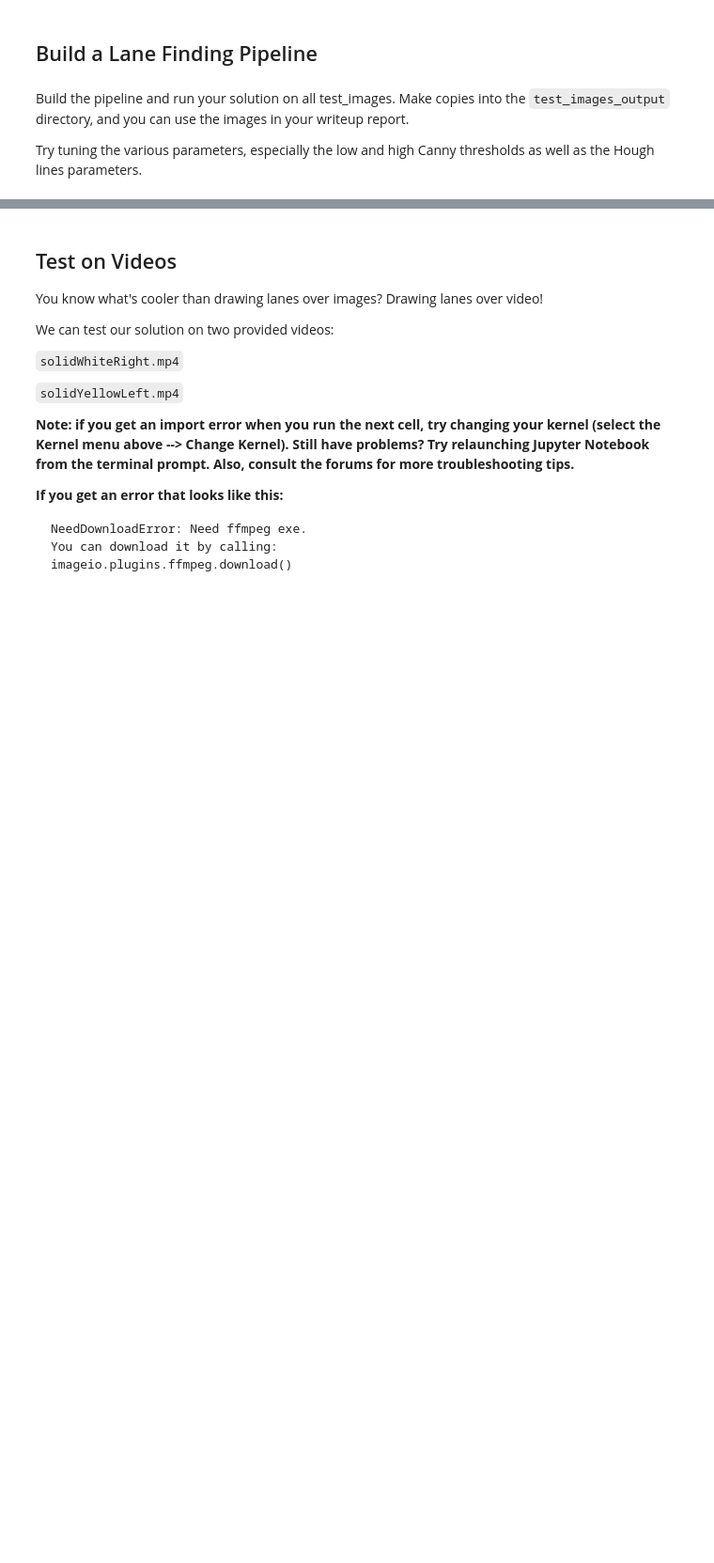
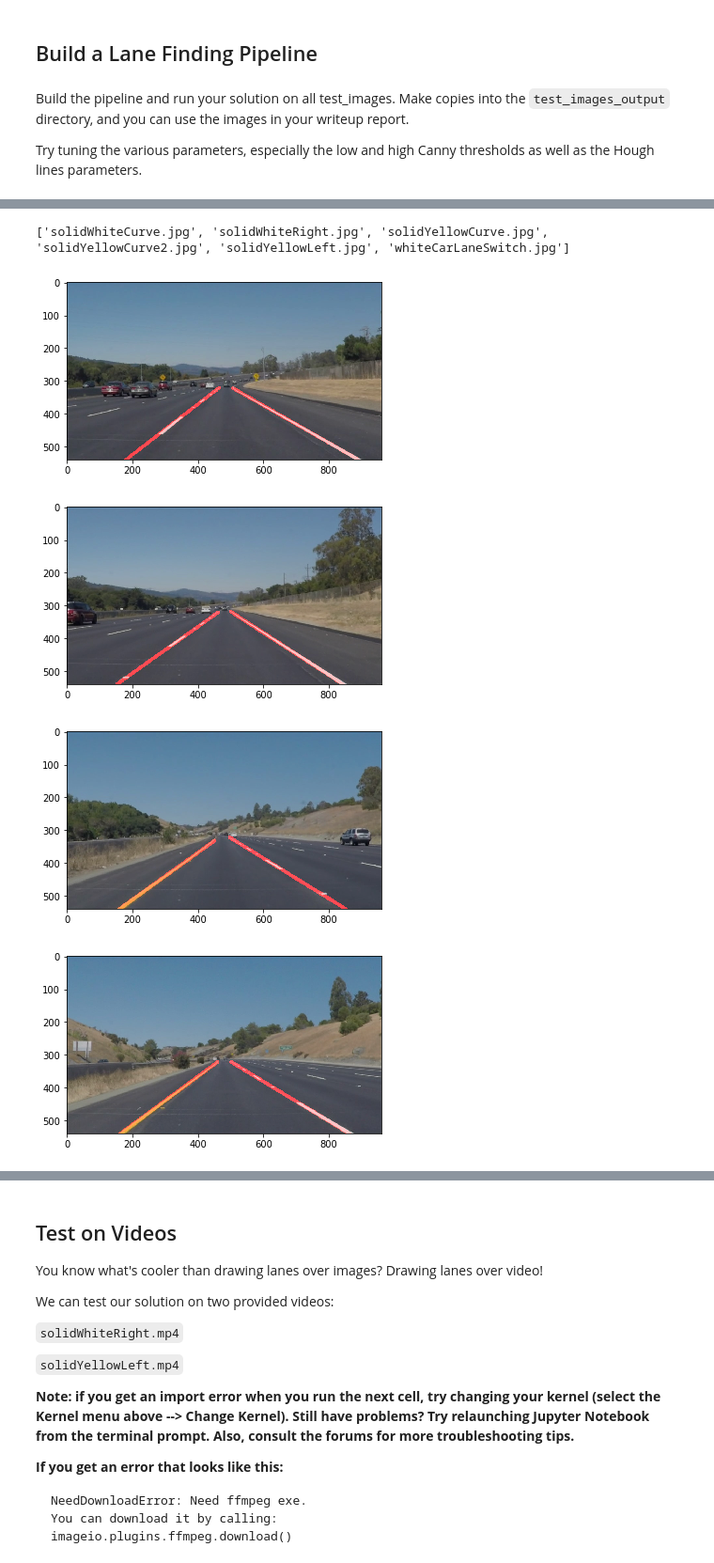
Before and after one commit to Quarke89/CarND-LaneLines-P1, a Jupyter notebook: P1.ipynb, the cells around one changed output, grey strips where cells are left out. Shown at 94% size. Saved outputs shown, nothing was run; the diff lists cells and outputs as text; code cells hidden in the pictures; blank space fills up the shorter version.

Commit message:
final writeup and submission

```diff
--- a/P1.ipynb
+++ b/P1.ipynb
@@ -133,7 +133,7 @@ def region_of_interest(img, vertices):
     return masked_image
 
 
-def draw_lines(img, lines, color=[255, 0, 0], thickness=5):
+def draw_lines(img, lines, color=[255, 0, 0], thickness=10):
     """
     NOTE: this is the function you might want to use as a starting point once you want to
     average/extrapolate the line segments you detect to map out the full
@@ -533,33 +533,3 @@ def find_lanes(img):
             fig.savefig('writeup/combined_img.jpg')
 
     return combined_img
-# %%
-dir_list = os.listdir("test_images/")
-print(dir_list)
-
-debug_mode = 1
-log_image = 0
-
-orig_img = mpimg.imread("debug/challenge/0107.jpg")
-# orig_img = mpimg.imread("debug/solidWhiteRight/0030.jpg")
-# orig_img = mpimg.imread("debug/solidYellowLeft/0533.jpg")
-# orig_img = mpimg.imread('test_images/' + dir_list[5])
-
-if log_image:
-    fig = plt.figure()
-    plt.imshow(orig_img)
-    fig.savefig('writeup/input_image.jpg')
-
-lane_img = find_lanes(orig_img)
-plt.figure()
-plt.imshow(lane_img)
-
-
-# for image_fname in dir_list:
-#     orig_img = mpimg.imread('test_images/' + image_fname)
-#     lane_img = find_lanes(orig_img)
-#     plt.figure()
-#     plt.imshow(lane_img)
-
-debug_mode = 0
-log_image = 0
@@ -580,10 +536,20 @@ log_image = 0
 # %%
-dir_list = os.listdir("debug/solidWhiteRight")
+dir_list = os.listdir("test_images/")
+print(dir_list)
 
 debug_mode = 0
 log_image = 0
+
 for image_fname in dir_list:
-    orig_img = mpimg.imread('debug/solidWhiteRight/' + image_fname)
+    orig_img = mpimg.imread('test_images/' + image_fname)
     lane_img = find_lanes(orig_img)
+    plt.figure()
+    plt.imshow(lane_img)
     [r,g,b] = cv2.split(lane_img)
-    cv2.imwrite('debug/solidWhiteRight_output/' + image_fname, cv2.merge((b,g,r)))
+    cv2.imwrite('test_images_output/' + image_fname, cv2.merge((b,g,r)))
+# %% [output]
+['solidWhiteCurve.jpg', 'solidWhiteRight.jpg', 'solidYellowCurve.jpg', 'solidYellowCurve2.jpg', 'solidYellowLeft.jpg', 'whiteCarLaneSwitch.jpg']
+[figure, added]
+[figure, added]
+[figure, added]
+[figure, added]
```
Also changed, not shown: parts of 7 cells of this notebook, 29 other files.
